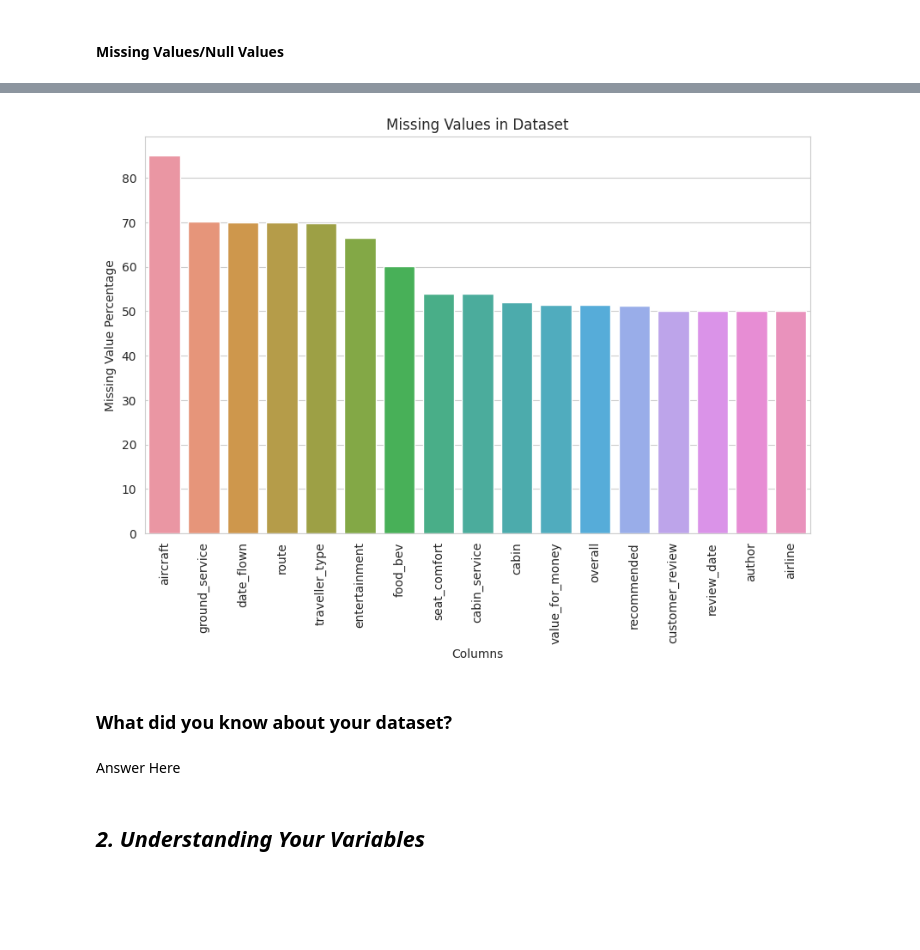
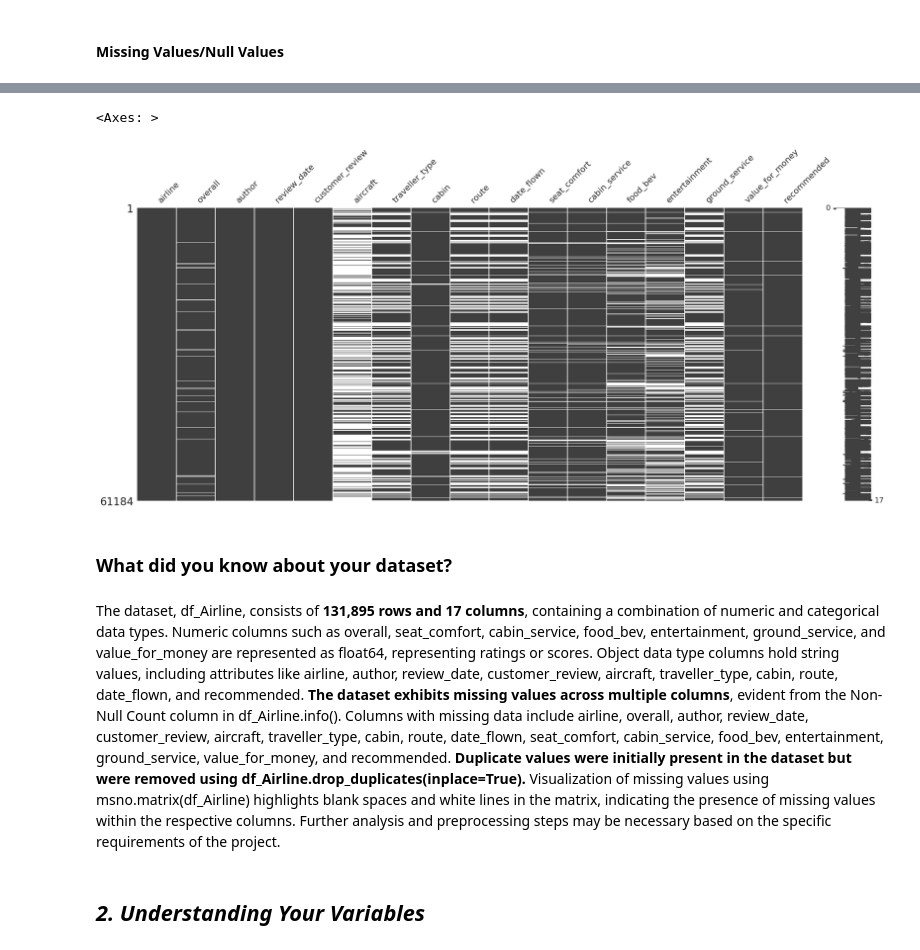
Before and after one commit to Preet3621/Classification_Airline_preet, a Jupyter notebook: Air_Referal_Preet.ipynb, the cells around one changed output, grey strips where cells are left out. Saved outputs shown, nothing was run; the diff lists cells and outputs as text; code cells hidden in the pictures; blank space fills up the shorter version.

```diff
--- a/Air_Referal_Preet.ipynb
+++ b/Air_Referal_Preet.ipynb
@@ -204,34 +223,14 @@ recommended         67455
 dtype: int64
-# %%
-# Visualizing the missing values
-
-def visualize_missing_values(data):
-    # Calculate missing value percentages for each column
-    missing_percentages = (data.isnull().sum() / len(data)) * 100
-
-    # Sort columns by missing value percentages in descending order
-    missing_percentages = missing_percentages.sort_values(ascending=False)
-
-    # Filter columns with missing values
-    missing_columns = missing_percentages[missing_percentages > 0]
-
-    # Create a bar plot to visualize missing value percentages
-    plt.figure(figsize=(10, 6))
-    sns.barplot(x=missing_columns.index, y=missing_columns)
-    plt.xticks(rotation=90)
-    plt.xlabel('Columns')
-    plt.ylabel('Missing Value Percentage')
-    plt.title('Missing Values in Dataset')
-    plt.show()
-
-# Call the function for our dataset
-visualize_missing_values(df_Airline)
-# %% [output]
-[figure, removed]
+# %%
+# Visualizing the missing values
+msno.matrix(df_Airline)
+# %% [output]
+<Axes: >
+[figure, added]
 # %% [markdown]
 ### What did you know about your dataset?
-# %% [markdown]
-Answer Here
+# %% [markdown]
+The dataset, df_Airline, consists of **131,895 rows and 17 columns**, containing a combination of numeric and categorical data types. Numeric columns such as overall, seat_comfort, cabin_service, food_bev, entertainment, ground_service, and value_for_money are represented as float64, representing ratings or scores. Object data type columns hold string values, including attributes like airline, author, review_date, customer_review, aircraft, traveller_type, cabin, route, date_flown, and recommended. **The dataset exhibits missing values across multiple columns**, evident from the Non-Null Count column in df_Airline.info(). Columns with missing data include airline, overall, author, review_date, customer_review, aircraft, traveller_type, cabin, route, date_flown, seat_comfort, cabin_service, food_bev, entertainment, ground_service, value_for_money, and recommended. **Duplicate values were initially present in the dataset but were removed using df_Airline.drop_duplicates(inplace=True).** Visualization of missing values using msno.matrix(df_Airline) highlights blank spaces and white lines in the matrix, indicating the presence of missing values within the respective columns. Further analysis and preprocessing steps may be necessary based on the specific requirements of the project.
 # %% [markdown]
 ## ***2. Understanding Your Variables***
 # %%
```
Also changed, not shown: parts of 125 cells of this notebook.
